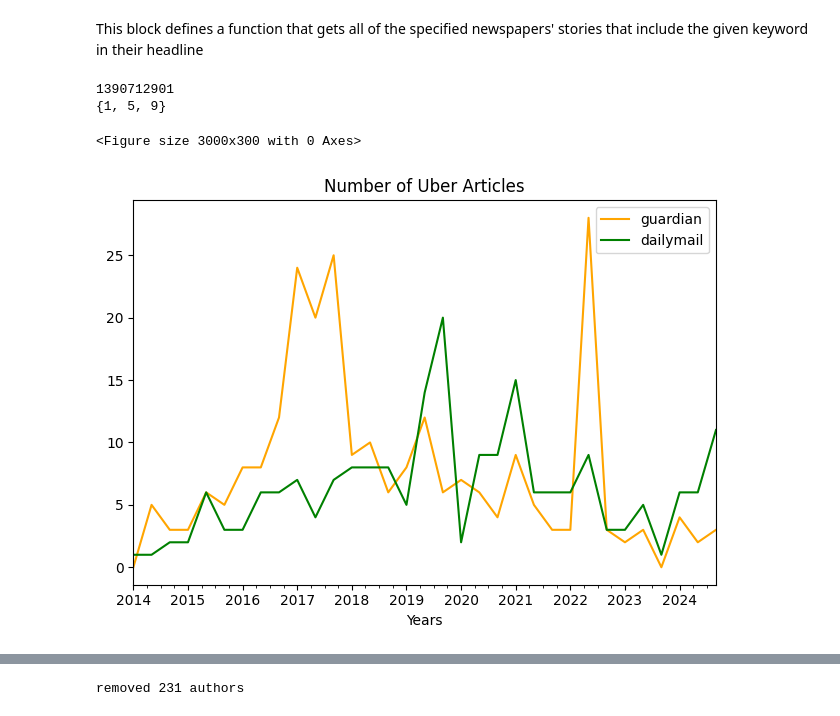
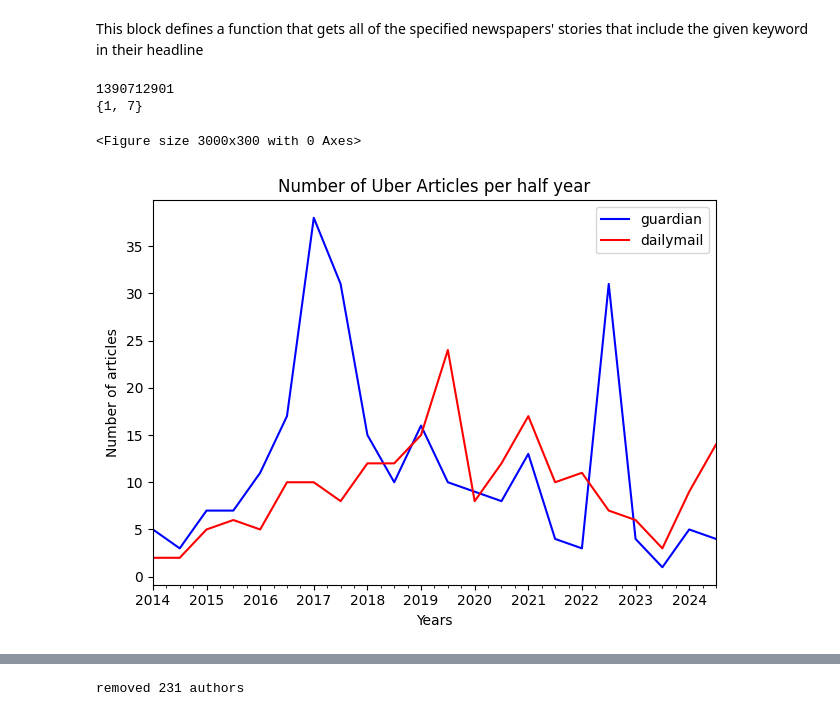
Before and after one commit to dmh21za/compmeth, a Jupyter notebook: summative.ipynb, the cells around one changed output, grey strips where cells are left out. Drawn from its saved outputs; the diff is of its cells as text; code cells hidden in the pictures.

```diff
--- a/summative.ipynb
+++ b/summative.ipynb
@@ -422,38 +468,39 @@ def get_frequency_df(obj_old, resolution):
         paper = row['paper']
         #month = "2025-01-01"
         # update df2 accordingly
         df2.loc[month, paper] += 1
 
     #df2.loc[(df2['paper'] == 'guardian') & (df2['month'] == "2025-01-01"), 'count'] = 24
 
     # convert index to datetime
     df2.index = pd.to_datetime(df2.index)
 
 
     # drop months that haven't happened
     # let's ignore 2025 because it hasn't been a full years
     df2= df2[(df2.index.year != 2025)]
 
     #this step is for accounting for month resolution
     df2 = df2[df2.index.month.isin(possible_months)]
     return df2
 
-df2 = get_frequency_df(obj_old, 3)
+df2 = get_frequency_df(obj_old, 2)
 
 plt.figure(figsize=(20, 2), dpi=150)
-df2.plot(label="Paper", color=['orange', 'green'])
+df2.plot(label="Paper", color=['blue', 'red'])
 
-plt.title('Number of Uber Articles')
+plt.title('Number of Uber Articles per half year')
 plt.xlabel('Years')
+plt.ylabel("Number of articles")
 # adding legend.
 plt.legend()
 plt.tight_layout()
 plt.show()
 # %% [output]
 1390712901
-{1, 5, 9}
+{1, 7}
 <Figure size 3000x300 with 0 Axes>
-[figure, old version]
+[figure, new version]
 # %%
 # this for checking if there's any correlation between how many articles daily mail publish and guardian do each month
 df_corr = get_frequency_df(obj_old, 12)
```
Also changed, not shown: parts of 9 cells of this notebook.
